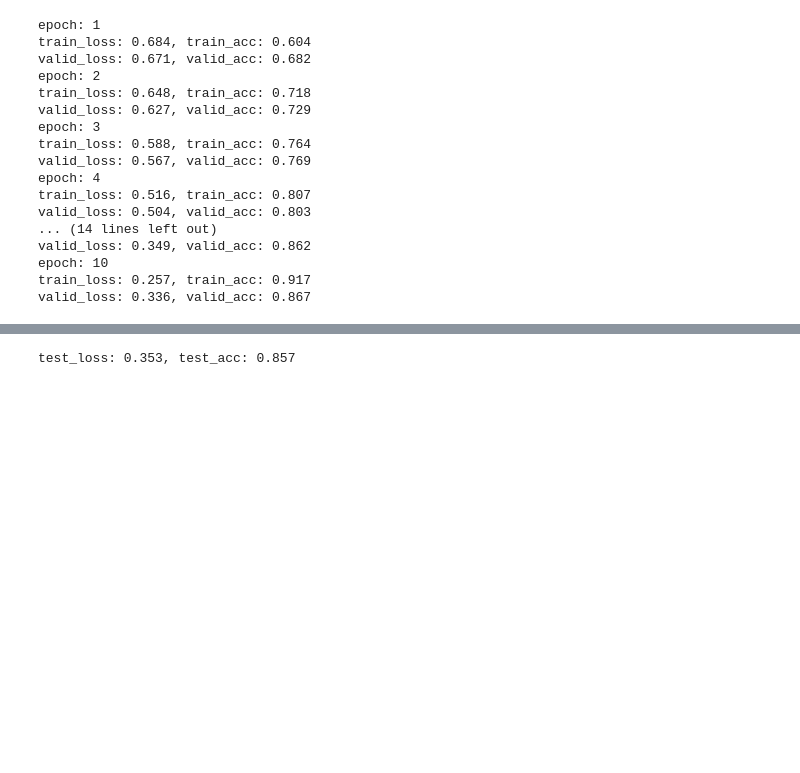
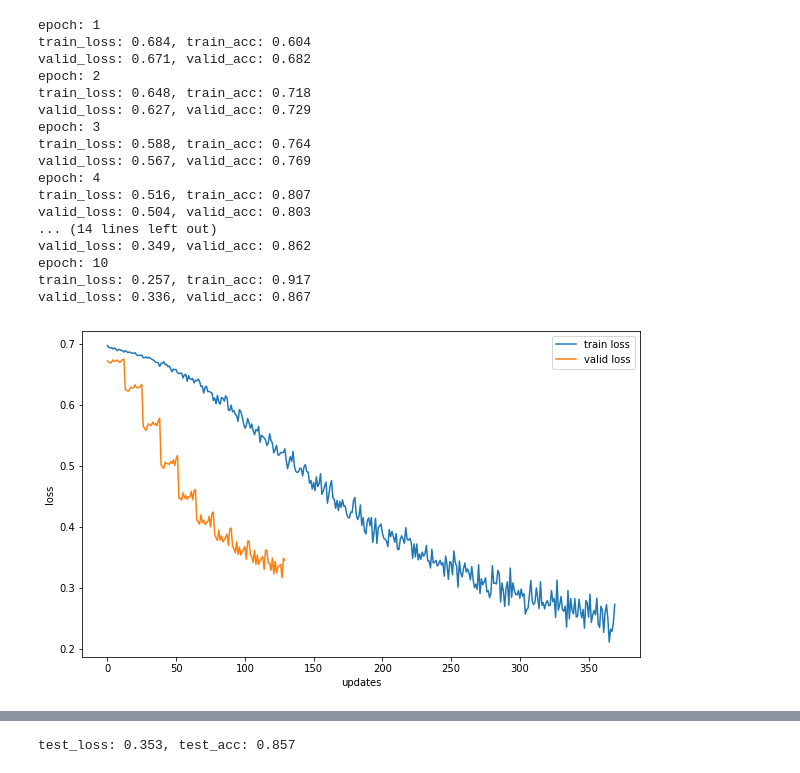
Before and after one commit to bentrevett/pytorch-sentiment-analysis, a Jupyter notebook: 1_nbow.ipynb, the cells around one changed output, grey strips where cells are left out. Saved outputs shown, nothing was run; the diff lists cells and outputs as text; code cells hidden in the pictures; blank space fills up the shorter version.

Commit message:
add plots to nbow model

```diff
--- a/1_nbow.ipynb
+++ b/1_nbow.ipynb
@@ -361,8 +365,8 @@ def train(dataloader, model, criterion, optimizer, device):
 def evaluate(dataloader, model, criterion, device):
 
     model.eval()
-    epoch_loss = 0
-    epoch_accuracy = 0
+    epoch_losses = []
+    epoch_accs = []
 
     with torch.no_grad():
         for batch in dataloader:
@@ -371,10 +375,10 @@ def evaluate(dataloader, model, criterion, device):
             prediction = model(ids)
             loss = criterion(prediction, label)
             accuracy = get_accuracy(prediction, label)
-            epoch_loss += loss.item()
-            epoch_accuracy += accuracy.item()
+            epoch_losses.append(loss.item())
+            epoch_accs.append(accuracy.item())
 
-    return epoch_loss / len(dataloader), epoch_accuracy / len(dataloader)
+    return epoch_losses, epoch_accs
 # %%
 def get_accuracy(prediction, label):
     batch_size, _ = prediction.shape
@@ -385,19 +389,34 @@ def get_accuracy(prediction, label):
 # %%
 n_epochs = 10
 best_valid_loss = float('inf')
+
+train_losses = []
+train_accs = []
+valid_losses = []
+valid_accs = []
 
 for epoch in range(n_epochs):
 
     train_loss, train_acc = train(train_dataloader, model, criterion, optimizer, device)
     valid_loss, valid_acc = evaluate(valid_dataloader, model, criterion, device)
 
-    if valid_loss < best_valid_loss:
-        best_valid_loss = valid_loss
+    train_losses.extend(train_loss)
+    train_accs.extend(train_acc)
+    valid_losses.extend(valid_loss)
+    valid_accs.extend(valid_acc)
+
+    epoch_train_loss = np.mean(train_loss)
+    epoch_train_acc = np.mean(train_acc)
+    epoch_valid_loss = np.mean(valid_loss)
+    epoch_valid_acc = np.mean(valid_acc)
+
+    if epoch_valid_loss < best_valid_loss:
+        best_valid_loss = epoch_valid_loss
         torch.save(model.state_dict(), 'nbow.pt')
 
     print(f'epoch: {epoch+1}')
-    print(f'train_loss: {train_loss:.3f}, train_acc: {train_acc:.3f}')
-    print(f'valid_loss: {valid_loss:.3f}, valid_acc: {valid_acc:.3f}')
+    print(f'train_loss: {epoch_train_loss:.3f}, train_acc: {epoch_train_acc:.3f}')
+    print(f'valid_loss: {epoch_valid_loss:.3f}, valid_acc: {epoch_valid_acc:.3f}')
 # %% [output]
 epoch: 1
 train_loss: 0.684, train_acc: 0.604
@@ -416,3 +435,13 @@ valid_loss: 0.349, valid_acc: 0.862
 epoch: 10
 train_loss: 0.257, train_acc: 0.917
 valid_loss: 0.336, valid_acc: 0.867
+# %%
+fig = plt.figure(figsize=(10,6));
+ax = fig.add_subplot(1,1,1)
+ax.plot(train_losses, label='train loss')
+ax.plot(valid_losses, label='valid loss')
+plt.legend()
+ax.set_xlabel('updates')
+ax.set_ylabel('loss');
+# %% [output]
+[figure, added]
```
Also changed, not shown: parts of 7 cells of this notebook.
